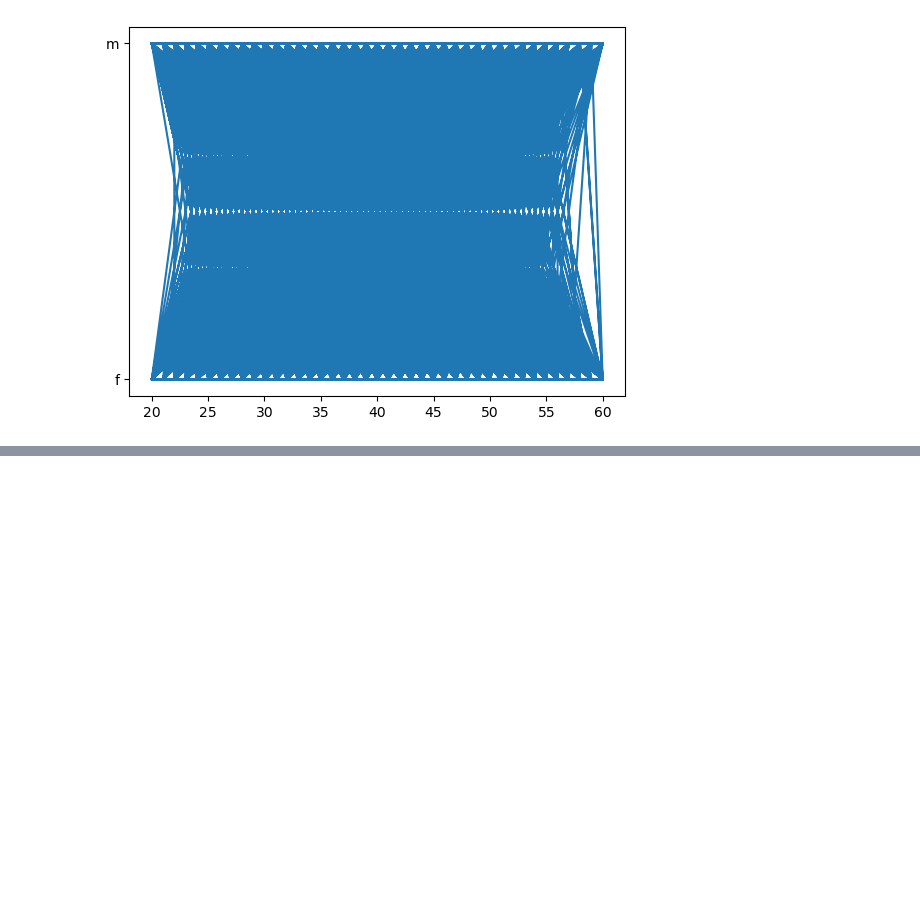
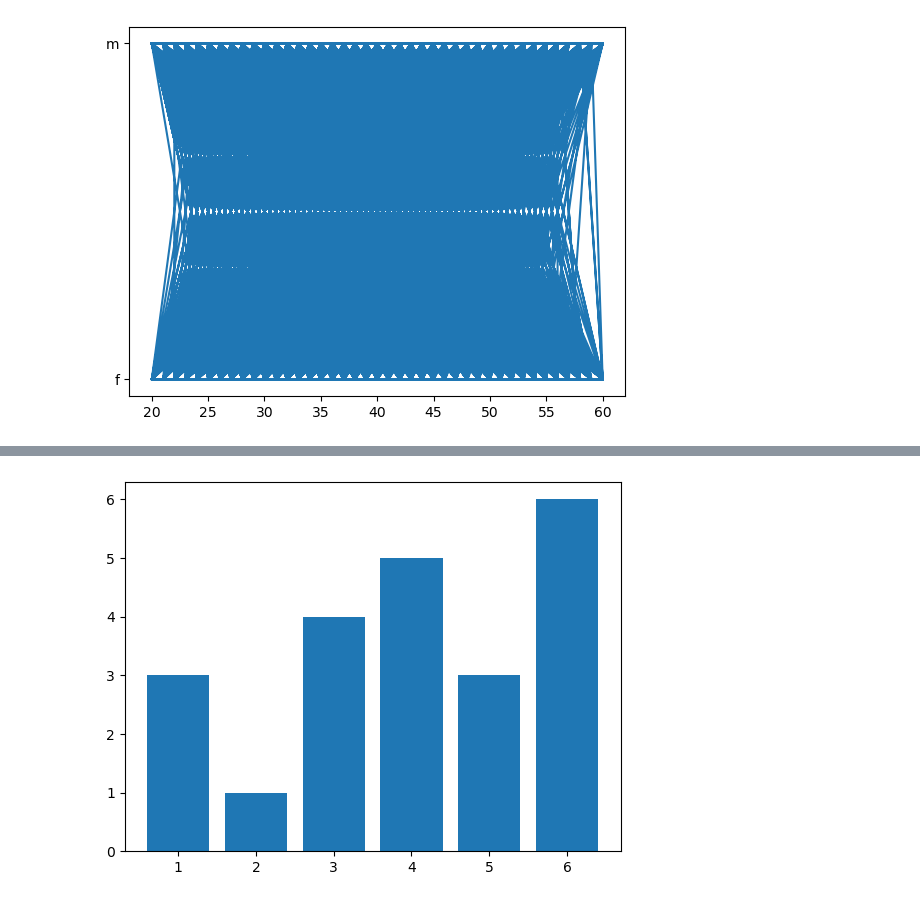
Before and after one commit to Murugadoss2004/voting-data, a Jupyter notebook: matplot.ipynb, the cells around one changed output, grey strips where cells are left out. Cells and saved outputs as stored; diff of their text form; code cells hidden in the pictures; blank space fills up the shorter version.

```diff
--- a/matplot.ipynb
+++ b/matplot.ipynb
@@ -186,0 +193,5 @@ plt.show()
+# %%
+plt.bar(x,y)
+plt.show()
+# %% [output]
+[figure, added]
```
Also changed, not shown: parts of 10 cells of this notebook.
